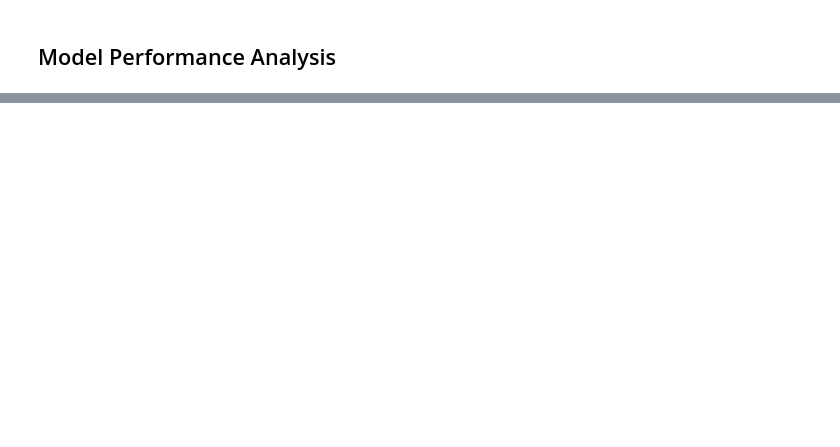
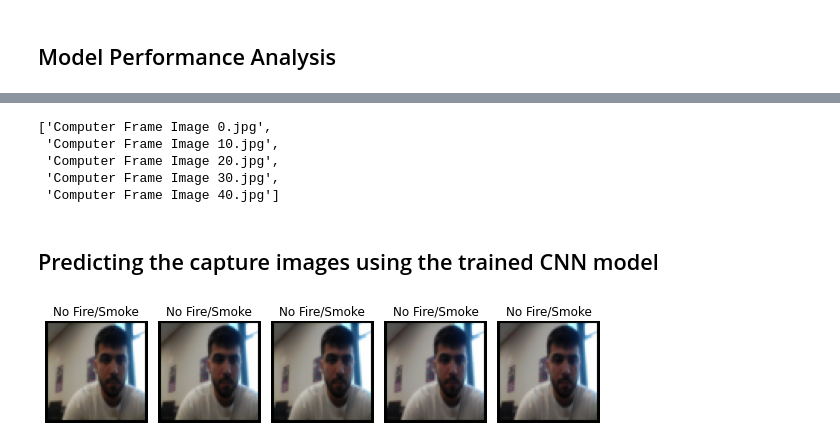
Before and after one commit to KoraySali/Dissertation_Archive, a Jupyter notebook: Dissertation_Wildfire_Detection.ipynb, the cells around one changed output, grey strips where cells are left out. Cells and saved outputs as stored; diff of their text form; code cells hidden in the pictures; blank space fills up the shorter version.

```diff
--- a/Dissertation_Wildfire_Detection.ipynb
+++ b/Dissertation_Wildfire_Detection.ipynb
@@ -255,0 +261,10 @@ Incorrect predicted classes: 36
+# %%
+test_capture_images = select_images_in_folder("/Users/koray/Downloads/Artefact/main_dataset/camera_snapshots")
+# %%
+test_capture_images
+# %% [output]
+['Computer Frame Image 0.jpg',
+ 'Computer Frame Image 10.jpg',
+ 'Computer Frame Image 20.jpg',
+ 'Computer Frame Image 30.jpg',
+ 'Computer Frame Image 40.jpg']
@@ -255,0 +273,2 @@ Incorrect predicted classes: 36
+# %% [markdown]
+## Predicting the capture images using the trained CNN model
@@ -255,0 +284,12 @@ Incorrect predicted classes: 36
+# %%
+fig, axes = plt.subplots(nrows=1, ncols=len(preprocessed_capture_images), figsize=(8, 8))
+
+for i, ax in enumerate(axes):
+    ax.imshow(preprocessed_capture_images[i])
+    ax.set_title(predicted_label_strings[i])
+    ax.axis('off')
+
+plt.tight_layout()
+plt.show()
+# %% [output]
+[figure, added]
```
Also changed, not shown: parts of 29 cells of this notebook.
